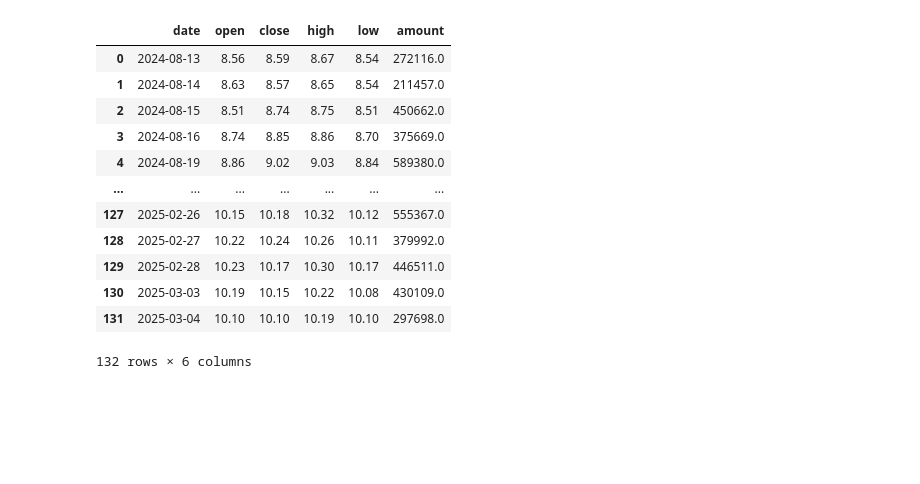
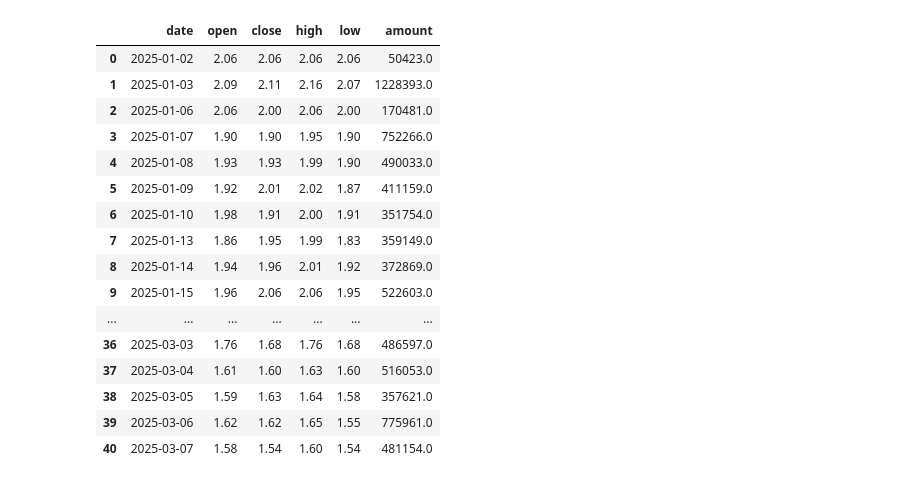
Before and after one commit to EveryFine/GeniusTradeTracker, a Jupyter notebook: tracker/app/akshare/akshare.ipynb, the cells around one changed output. Cells and saved outputs as stored; diff of their text form; code cells hidden in the pictures; blank space fills up the shorter version.

```diff
--- a/tracker/app/akshare/akshare.ipynb
+++ b/tracker/app/akshare/akshare.ipynb
@@ -1,9 +1,10 @@
 # %%
 import akshare as ak
-symbol = '600000'
+# symbol = '600868'
 # symbol = '600734'
-start_date = '20240813'
-end_date = '20500101'
+symbol = '300938'
+start_date = '20250102'
+end_date = '20500203'
 stock_zh_a_hist_df = ak.stock_zh_a_hist(symbol=symbol, start_date=start_date, end_date=end_date,
                                                 period="daily", adjust="")
 stock_zh_a_hist_df
@@ -40,19 +45,23 @@ ak.stock_zh_a_spot_em()
 # %%
 import akshare as ak
 
-stock_zh_a_hist_tx_df = ak.stock_zh_a_hist_tx(symbol="sh600000", start_date=start_date, end_date=end_date, adjust="")
+stock_zh_a_hist_tx_df = ak.stock_zh_a_hist_tx(symbol="sh600804", start_date=start_date, end_date=end_date, adjust="")
 stock_zh_a_hist_tx_df
 # %% [output]
 |  | date | open | close | high | low | amount |
-| 0 | 2024-08-13 | 8.56 | 8.59 | 8.67 | 8.54 | 272116.0 |
-| 1 | 2024-08-14 | 8.63 | 8.57 | 8.65 | 8.54 | 211457.0 |
-| 2 | 2024-08-15 | 8.51 | 8.74 | 8.75 | 8.51 | 450662.0 |
-| 3 | 2024-08-16 | 8.74 | 8.85 | 8.86 | 8.70 | 375669.0 |
-| 4 | 2024-08-19 | 8.86 | 9.02 | 9.03 | 8.84 | 589380.0 |
+| 0 | 2025-01-02 | 2.06 | 2.06 | 2.06 | 2.06 | 50423.0 |
+| 1 | 2025-01-03 | 2.09 | 2.11 | 2.16 | 2.07 | 1228393.0 |
+| 2 | 2025-01-06 | 2.06 | 2.00 | 2.06 | 2.00 | 170481.0 |
+| 3 | 2025-01-07 | 1.90 | 1.90 | 1.95 | 1.90 | 752266.0 |
+| 4 | 2025-01-08 | 1.93 | 1.93 | 1.99 | 1.90 | 490033.0 |
+| 5 | 2025-01-09 | 1.92 | 2.01 | 2.02 | 1.87 | 411159.0 |
+| 6 | 2025-01-10 | 1.98 | 1.91 | 2.00 | 1.91 | 351754.0 |
+| 7 | 2025-01-13 | 1.86 | 1.95 | 1.99 | 1.83 | 359149.0 |
+| 8 | 2025-01-14 | 1.94 | 1.96 | 2.01 | 1.92 | 372869.0 |
+| 9 | 2025-01-15 | 1.96 | 2.06 | 2.06 | 1.95 | 522603.0 |
 | ... | ... | ... | ... | ... | ... | ... |
-| 127 | 2025-02-26 | 10.15 | 10.18 | 10.32 | 10.12 | 555367.0 |
-| 128 | 2025-02-27 | 10.22 | 10.24 | 10.26 | 10.11 | 379992.0 |
-| 129 | 2025-02-28 | 10.23 | 10.17 | 10.30 | 10.17 | 446511.0 |
-| 130 | 2025-03-03 | 10.19 | 10.15 | 10.22 | 10.08 | 430109.0 |
-| 131 | 2025-03-04 | 10.10 | 10.10 | 10.19 | 10.10 | 297698.0 |
+| 36 | 2025-03-03 | 1.76 | 1.68 | 1.76 | 1.68 | 486597.0 |
+| 37 | 2025-03-04 | 1.61 | 1.60 | 1.63 | 1.60 | 516053.0 |
+| 38 | 2025-03-05 | 1.59 | 1.63 | 1.64 | 1.58 | 357621.0 |
+| 39 | 2025-03-06 | 1.62 | 1.62 | 1.65 | 1.55 | 775961.0 |
+| 40 | 2025-03-07 | 1.58 | 1.54 | 1.60 | 1.54 | 481154.0 |
-132 rows × 6 columns
```
Also changed, not shown: parts of 15 cells of this notebook, 2 other files.
